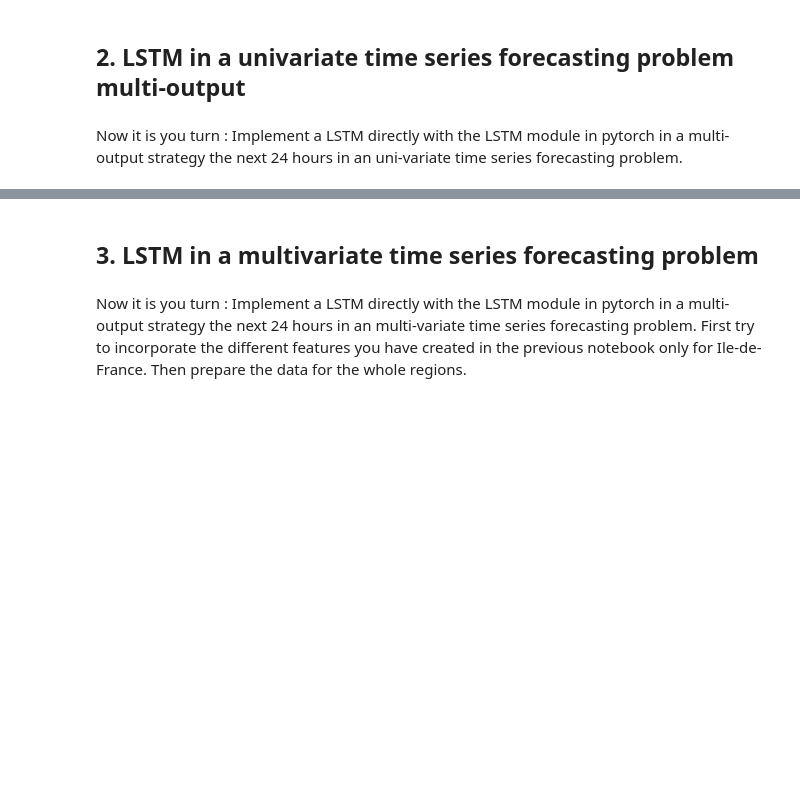
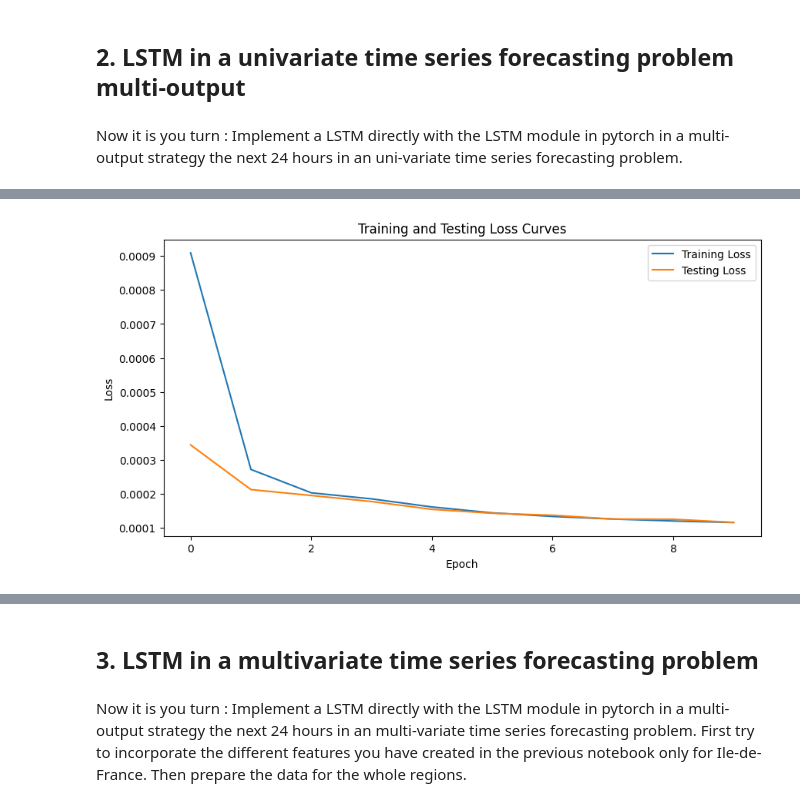
Before and after one commit to LizaBarysheva/TS_XHEC_TP, a Jupyter notebook: XHEC - TP2 - Exercices.ipynb, the cells around one changed output, grey strips where cells are left out. Cells and saved outputs as stored; diff of their text form; code cells hidden in the pictures; blank space fills up the shorter version.

```diff
--- a/XHEC - TP2 - Exercices.ipynb
+++ b/XHEC - TP2 - Exercices.ipynb
@@ -258,11 +301,7 @@ plt.show()
 # %% [markdown]
 Now it is you turn : Implement a LSTM directly with the LSTM module in pytorch in a multi-output strategy the next 24 hours in an uni-variate time series forecasting problem.
 # %%
-processed_data_path = "data/processed/"
-processed_filename = os.path.join(processed_data_path, "clean-data-consolidated.csv")
 data = pd.read_csv(processed_filename)
-# uncomment to use 20% of the data
-# data = data.iloc[int(len(data)*0.8):]
 # Convert 'Date - Heure' to datetime and set as index
 data["Date - Heure"] = pd.to_datetime(data["Date - Heure"])
 data.set_index("Date - Heure", inplace=True)
@@ -271,6 +310,9 @@ data.set_index("Date - Heure", inplace=True)
 data_iledefrance = data[data["Région"] == "Île-de-France"]
 # Focusing on the 'Consommation brute électricité (MW) - RTE' column
 ts_data = data_iledefrance["Consommation brute électricité (MW) - RTE"]
+
+scaler = MinMaxScaler()
+ts_scaled = scaler.fit_transform(ts_data.values.reshape(-1, 1))
 # %%
 def create_sequences(ts_scaled, input_len, prediction_len):
     """Create sequences of input_len from data. And return X and y with y being the next value after X."""
@@ -278,8 +320,8 @@ def create_sequences(ts_scaled, input_len, prediction_len):
     y = []
 
     for i in range(len(ts_scaled) - input_len - prediction_len):
-        X.append(#TODO)
-        y.append(#TODO)
+        X.append(ts_scaled[i:i+input_len]) #TODO)
+        y.append(ts_scaled[i+input_len: i+input_len+prediction_len]) #TODO)
 
     return np.array(X), np.array(y)
 
@@ -325,0 +393,61 @@ class LSTM(nn.Module):
+# %%
+# Loss and optimizer
+criterion = nn.MSELoss()
+optimizer = torch.optim.Adam(model.parameters(), lr=0.0001)
+
+
+# Training loop
+num_epochs = 10
+# %%
+def evaluate(model, test_loader, criterion):
+    model.eval()  # Set the model to evaluation mode
+    total_loss = 0
+    with torch.no_grad():  # No need to track gradients
+        for batch_X, batch_y in test_loader:
+            batch_X, batch_y = batch_X.to(device), batch_y.to(device)
+            outputs = model(batch_X)
+            loss = criterion(outputs.unsqueeze(-1), batch_y)
+            total_loss += loss.item()
+
+    return total_loss / len(X_test)
+
+# Lists to store loss values
+training_losses = []
+testing_losses = []
+
+# Training loop with evaluation
+for epoch in tqdm(range(num_epochs), desc="Epochs"):
+    model.train()
+    train_loss = 0
+    for batch_X, batch_y in train_loader:
+        batch_X, batch_y = batch_X.to(device), batch_y.to(device)
+
+        outputs = model(batch_X)
+        loss = criterion(outputs.unsqueeze(-1), batch_y)
+        train_loss += loss.item()
+
+        optimizer.zero_grad()
+        loss.backward()
+        optimizer.step()
+    avg_train_loss = train_loss / len(X_train)
+    training_losses.append(avg_train_loss)
+
+    # Evaluate on test data
+    avg_test_loss = evaluate(model, test_loader, criterion)
+    testing_losses.append(avg_test_loss)
+
+    # Print average losses for the epoch
+    print(
+        f"Epoch {epoch+1}/{num_epochs}, Train Loss: {avg_train_loss:.4f}, Test Loss: {avg_test_loss:.4f}"
+    )
+
+# Plotting the training and testing loss curves
+plt.figure(figsize=(10, 5))
+plt.plot(training_losses, label="Training Loss")
+plt.plot(testing_losses, label="Testing Loss")
+plt.title("Training and Testing Loss Curves")
+plt.xlabel("Epoch")
+plt.ylabel("Loss")
+plt.legend()
+plt.show()
+# %% [output]
@@ -325,0 +464 @@ class LSTM(nn.Module):
+[figure, added]
```
Also changed, not shown: parts of 37 cells of this notebook.
